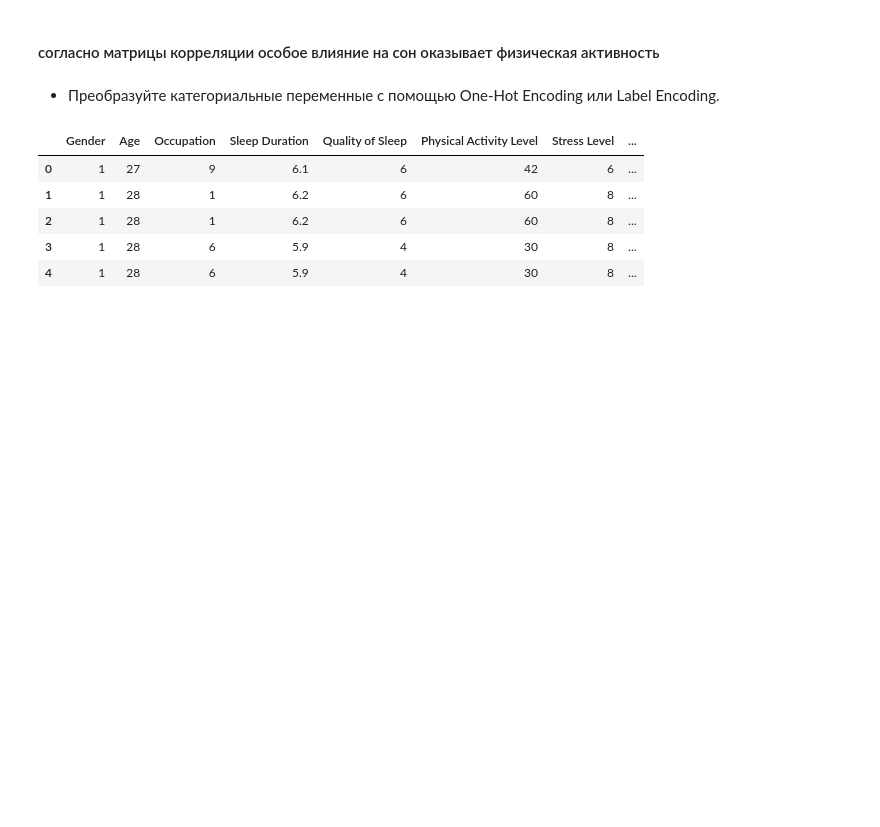
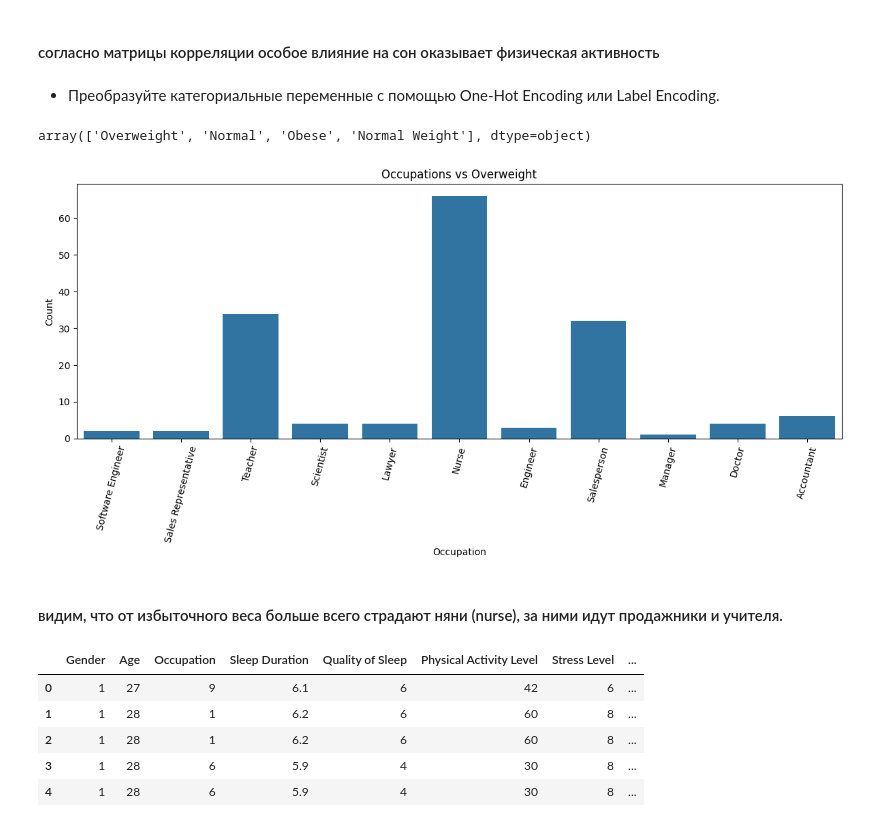
Before and after one commit to Rusttm/DSprojects, a Jupyter notebook: EDA/lesson8/seminar8_DZ.ipynb, the cells around one changed output. Saved outputs shown, nothing was run; the diff lists cells and outputs as text; code cells hidden in the pictures; blank space fills up the shorter version.

```diff
--- a/EDA/lesson8/seminar8_DZ.ipynb
+++ b/EDA/lesson8/seminar8_DZ.ipynb
@@ -115,3 +115,7 @@ plt.show()
 #### согласно матрицы корреляции особое влияние на сон оказывает физическая активность
 # %% [markdown]
    - Преобразуйте категориальные переменные с помощью One-Hot Encoding или Label Encoding.
+# %%
+df['BMI Category'].unique()
+# %% [output]
+array(['Overweight', 'Normal', 'Obese', 'Normal Weight'], dtype=object)
@@ -118,3 +133,18 @@ plt.show()
+# %%
+# посмотрим на распеределение
+overweight_data = df[df['BMI Category'] > 0]
+plt.figure(figsize=(12, 6))
+sns.countplot(data=overweight_data, x='Occupation')
+plt.title('Occupations vs Overweight')
+plt.xlabel('Occupation')
+plt.ylabel('Count')
+plt.xticks(rotation=75)
+plt.tight_layout()
+plt.show()
+# %% [output]
+[figure, added]
+# %% [markdown]
+#### видим, что от избыточного веса больше всего страдают няни (nurse), за ними идут продажники и учителя.
 # %%
 # используем Label Encoding
 from sklearn import preprocessing
```
Also changed, not shown: parts of 8 cells of this notebook.
